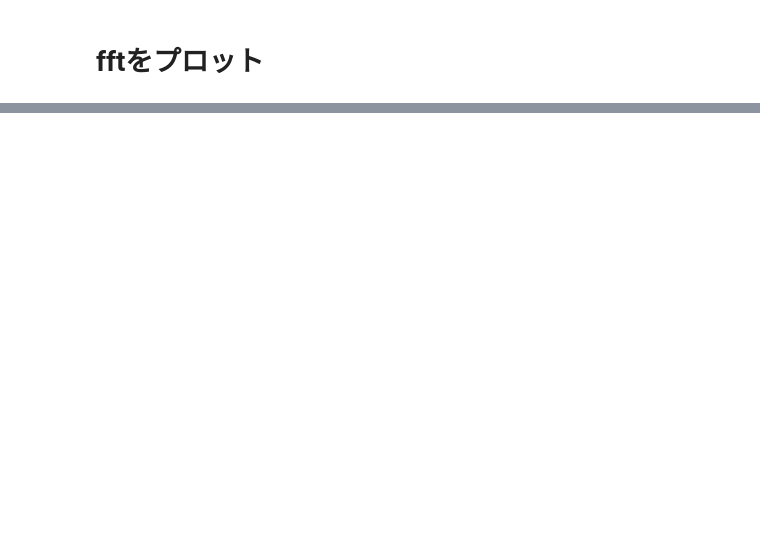
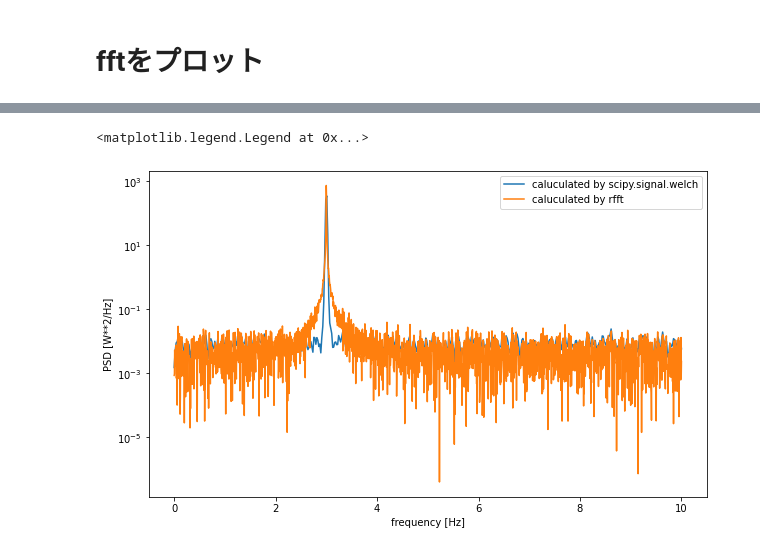
Before and after one commit to tterasaki/statistics, a Jupyter notebook: fft/fft1-1_math2python_relation.ipynb, the cells around one changed output, grey strips where cells are left out. Drawn from its saved outputs; the diff is of its cells as text; code cells hidden in the pictures; blank space fills up the shorter version.

```diff
--- a/fft/fft1-1_math2python_relation.ipynb
+++ b/fft/fft1-1_math2python_relation.ipynb
@@ -166,0 +222,20 @@ for a in ax:
+# %%
+# calcurate the power spectrum from scipy.signal.welch
+from scipy import signal
+f, Pxx_den = signal.welch(signal_nw, fs, nperseg=1024)
+# Plot
+fig, ax = plt.subplots(1, 1, figsize=(10, 6))
+ax.plot(f, Pxx_den, label='caluculated by scipy.signal.welch')
+ax.set_xlabel('frequency [Hz]')
+ax.set_ylabel('PSD [W**2/Hz]')
+ax.set_yscale('log')
+
+# calcurate the power spectrum from fft
+dt = 1/fs
+T = N*dt
+ax.plot(rfft_freq, np.abs(rfft_signal_nw)**2 * dt**2/T, label='caluculated by rfft')
+
+ax.legend()
+# %% [output]
+<matplotlib.legend.Legend at 0x...>
+[figure, added]
```
Also changed, not shown: parts of 17 cells of this notebook.
